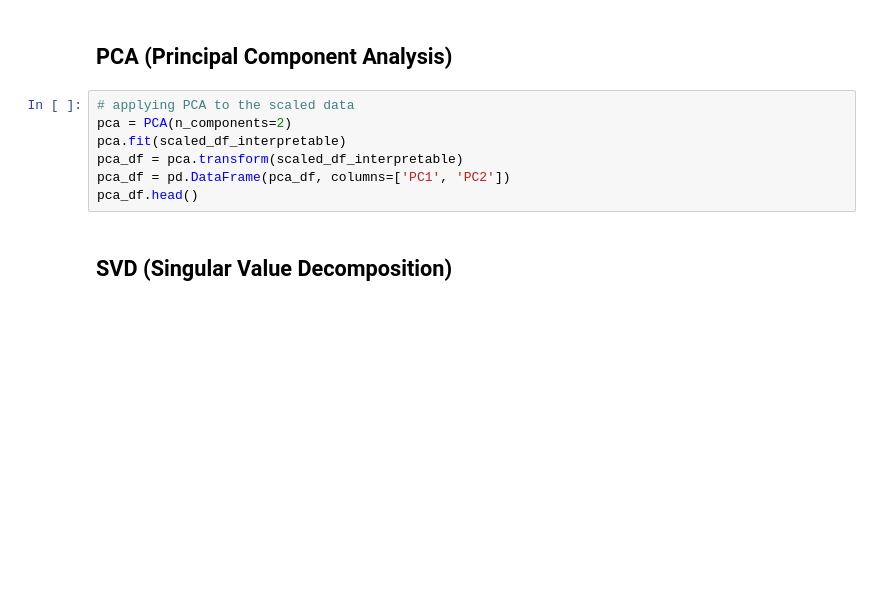
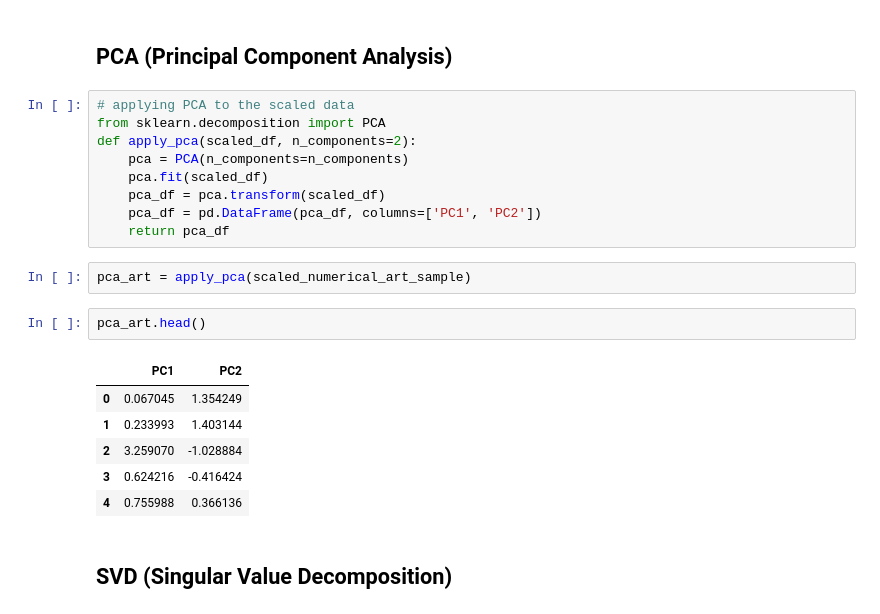
Before and after one commit to Bryan-Az/Dimensionality_Reduction, a Jupyter notebook: Dimensionality_Reduction.ipynb, the cells around one changed output. Drawn from its saved outputs; the diff is of its cells as text; blank space fills up the shorter version.

```diff
--- a/Dimensionality_Reduction.ipynb
+++ b/Dimensionality_Reduction.ipynb
@@ -151,10 +163,23 @@ ValueError: could not convert string to float: 'François Hutin'
 ## PCA (Principal Component Analysis)
 # %%
 # applying PCA to the scaled data
-pca = PCA(n_components=2)
-pca.fit(scaled_df_interpretable)
-pca_df = pca.transform(scaled_df_interpretable)
-pca_df = pd.DataFrame(pca_df, columns=['PC1', 'PC2'])
-pca_df.head()
+from sklearn.decomposition import PCA
+def apply_pca(scaled_df, n_components=2):
+    pca = PCA(n_components=n_components)
+    pca.fit(scaled_df)
+    pca_df = pca.transform(scaled_df)
+    pca_df = pd.DataFrame(pca_df, columns=['PC1', 'PC2'])
+    return pca_df
+# %%
+pca_art = apply_pca(scaled_numerical_art_sample)
+# %%
+pca_art.head()
+# %% [output]
+|  | PC1 | PC2 |
+| 0 | 0.067045 | 1.354249 |
+| 1 | 0.233993 | 1.403144 |
+| 2 | 3.259070 | -1.028884 |
+| 3 | 0.624216 | -0.416424 |
+| 4 | 0.755988 | 0.366136 |
 # %% [markdown]
 ## SVD (Singular Value Decomposition)
```
Also changed, not shown: parts of 19 cells of this notebook.
